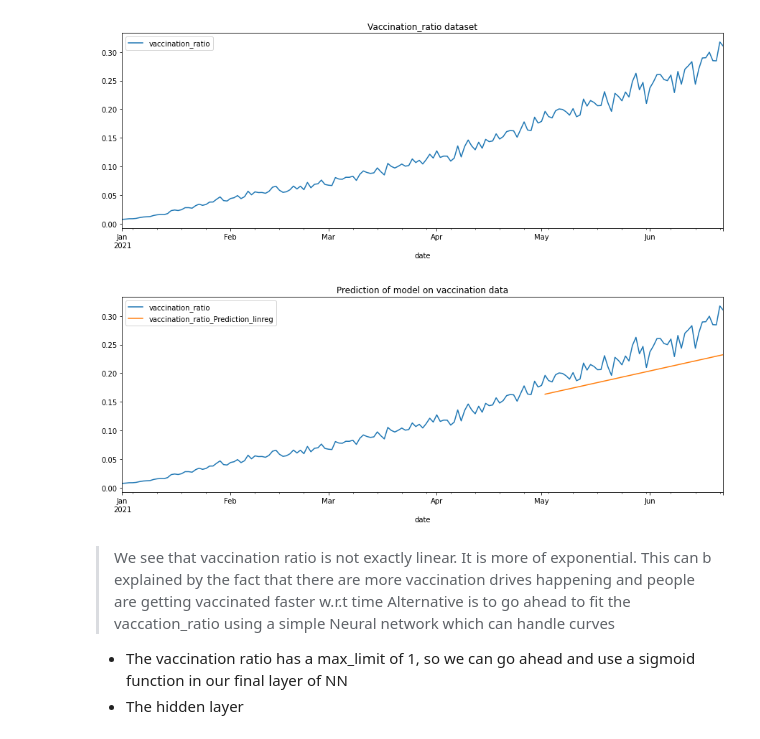
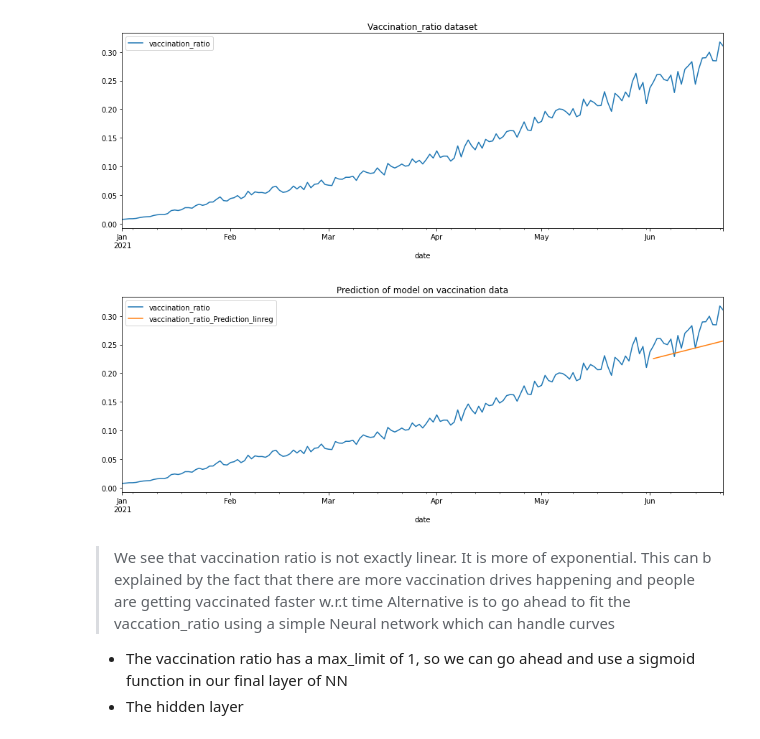
Before and after one commit to DjAzDeck/aiHackCovid, a Jupyter notebook: Creating_synthetic_dataForProjection.ipynb, the cells around one changed output. Drawn from its saved outputs; the diff is of its cells as text; code cells hidden in the pictures.

```diff
--- a/Creating_synthetic_dataForProjection.ipynb
+++ b/Creating_synthetic_dataForProjection.ipynb
@@ -23,7 +50,7 @@ from xgboost import plot_importance, plot_tree
 
 %matplotlib inline
 # %%
-sample_df = pd.read_csv("Prepared_dataset.csv")
+sample_df = pd.read_csv("Prepared_data/Global_PreProcessed_dataset_unscaled.csv")
 sample_df['date']  = pd.to_datetime(sample_df['date'], format = '%Y-%m-%d')
 sample_df = sample_df.set_index('date')
 # %%
@@ -45,24 +72,26 @@ _ = vaccination_df.plot(figsize=(15,5), title='Vaccination_ratio dataset')
 # %%
 # To have a reference from a start date
 vaccination_df['days_from_start'] = (vaccination_df.index - vaccination_df.index[0]).days
+# %%
+vaccination_df = vaccination_df.loc[vaccination_df.vaccination_ratio !=0]
 # %%
-split_date = '01-May-2021'
+split_date = '01-Jun-2021'
 vaccination_df_train = vaccination_df.loc[vaccination_df.index <= split_date].copy()
 vaccination_df_test = vaccination_df.loc[vaccination_df.index > split_date].copy()
 
 X_train = vaccination_df_train.drop(['vaccination_ratio'],axis=1)
 y_train = pd.DataFrame(vaccination_df_train['vaccination_ratio'])
 
 X_test = vaccination_df_test.drop(['vaccination_ratio'],axis=1)
 y_test = pd.DataFrame(vaccination_df_test['vaccination_ratio'])
 
 model = linear_model.LinearRegression().fit(X_train, y_train)#
 vaccination_df_test['vaccination_ratio_Prediction_linreg'] = model.predict(X_test)
 
 vaccination_df_all = pd.concat([vaccination_df_train,vaccination_df_test], sort=False)
 _ = vaccination_df_all[['vaccination_ratio','vaccination_ratio_Prediction_linreg']].plot(figsize=(15, 5),title="Prediction of model on vaccination data")
 # %% [output]
-[figure, old version]
+[figure, new version]
 # %% [markdown]
 > We see that vaccination ratio is not exactly linear. It is more of exponential. This can b explained by the fact that there are more vaccination drives happening and people are getting vaccinated faster w.r.t time
 > Alternative is to go ahead to fit the vaccation_ratio using a simple Neural network which can handle curves
```
Also changed, not shown: parts of 27 cells of this notebook, 7 other files.
